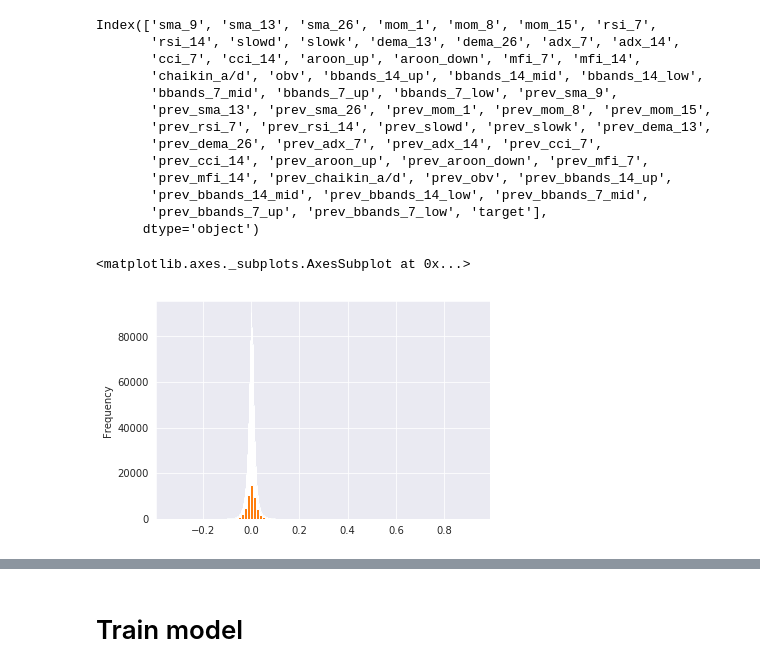
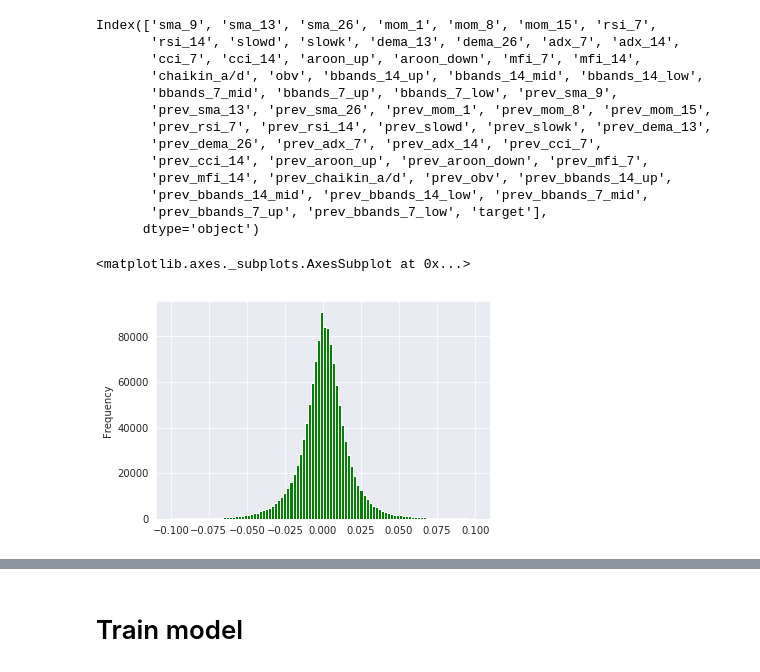
Before and after one commit to artvopilov/spencer, a Jupyter notebook: src/analyze_data_v2.ipynb, the cells around one changed output, grey strips where cells are left out. Cells and saved outputs as stored; diff of their text form; code cells hidden in the pictures.

```diff
--- a/src/analyze_data_v2.ipynb
+++ b/src/analyze_data_v2.ipynb
@@ -32,7 +32,7 @@ len(sp_500_symbols)
 # %% [markdown]
 # Data
 # %%
-tech_ind_dir = '/home/artem/Documents/ML-DS/AlgorithmicTrading/tech_ind_data_202012'
+tech_ind_dir = '/home/artem/Documents/Programming/ML-DS/AlgorithmicTrading/tech_ind_data_202012'
 # %%
 def read_df(tech_ind_dir_path, tech_ind_postfix, symbols):
     df = pd.DataFrame()
@@ -262,8 +262,7 @@ Index(['sma_9', 'sma_13', 'sma_26', 'mom_1', 'mom_8', 'mom_15', 'rsi_7',
 # plot_features_target_correlation(df_train, 'train', 'target')
 # %%
 sns.set_style('darkgrid')
-df_train['target'].plot(kind='hist', bins=100)
-df_test['target'].plot(kind='hist', bins=100)
+df_train['target'].plot(kind='hist', bins=100, color='g')
 # %% [output]
 <matplotlib.axes._subplots.AxesSubplot at 0x...>
-[figure, old version]
+[figure, new version]
```
Also changed, not shown: parts of 35 cells of this notebook, 3 other files.
